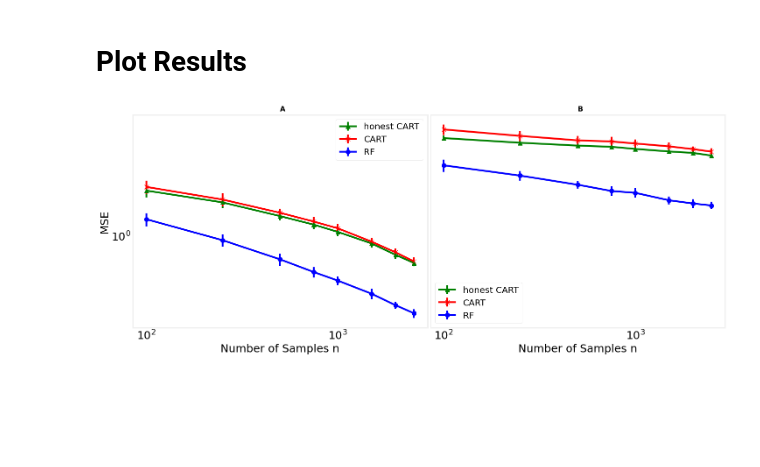
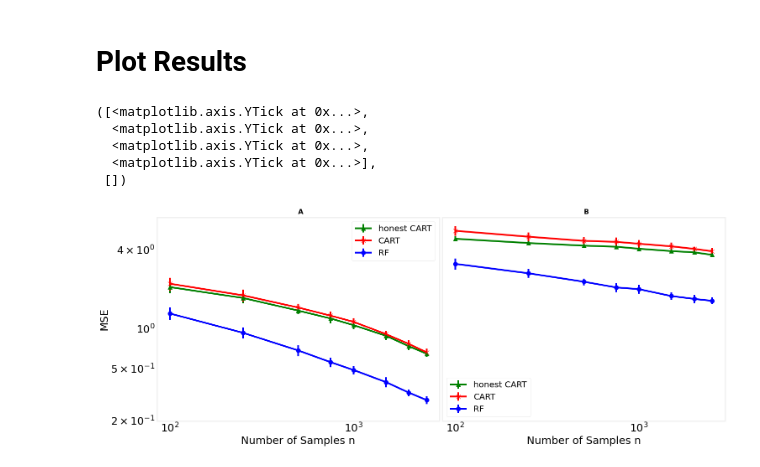
Before and after one commit to aagarwal1996/additive_trees, a Jupyter notebook: Simulations/linear_model_boolean.ipynb, the cells around one changed output. Drawn from its saved outputs; the diff is of its cells as text; code cells hidden in the pictures; blank space fills up the shorter version.

Commit message:
Updating figures to make them pretty

```diff
--- a/Simulations/linear_model_boolean.ipynb
+++ b/Simulations/linear_model_boolean.ipynb
@@ -235,33 +235,47 @@ linear_lower_bound_axs[1].errorbar(n_train,RF_scores[1],yerr = RF_error_bar[1],m
 linear_lower_bound_axs[0].legend(loc = 'best')
 linear_lower_bound_axs[1].legend(loc = 'best')
 
 linear_lower_bound_axs[0].text(500.0, 8.15, 'A',
       fontsize=16, fontweight='bold', va='top')
 linear_lower_bound_axs[1].text(500.0, 8.15, 'B',
       fontsize=16, fontweight='bold', va='top')
 linear_lower_bound_axs[0].set_ylabel('MSE',fontsize = 25)
 #linear_lower_bound_axs[1].set_ylabel('MSE',fontsize = 18)
 
 linear_lower_bound_axs[0].set_xlabel('Number of Samples n',fontsize = 25)
 linear_lower_bound_axs[1].set_xlabel('Number of Samples n',fontsize = 25)
 
 linear_lower_bound_axs[0].set_yscale('log')
 linear_lower_bound_axs[1].set_yscale('log')
 linear_lower_bound_axs[0].set_xscale('log')
 linear_lower_bound_axs[1].set_xscale('log')
 
 linear_lower_bound_axs[0].grid()
 linear_lower_bound_axs[1].grid()
 
 
 plt.rcParams['legend.fontsize'] = 20
 
 plt.tight_layout(pad=0.4,w_pad=0.5, h_pad=1.5)
 
 
 plt.yscale('log')
 plt.xscale('log')
+
+
+labels = [r'$2 \times \mathregular{10^{-1}}$', r'$5 \times \mathregular{10^{-1}}$', r'$\mathregular{10^{0}}$',r'$4 \times \mathregular{10^{0}}$']
+ytick = [0.2,0.5,1.0,4.0]
+#plt.xticks(n_train, labels, rotation='vertical')
+
+
+#linear_lower_bound_axs[0].set_yticks([0.1, 0.5, 1.0,3.0])
+plt.yticks(ytick,labels)
 # %% [output]
+([<matplotlib.axis.YTick at 0x...>,
+  <matplotlib.axis.YTick at 0x...>,
+  <matplotlib.axis.YTick at 0x...>,
+  <matplotlib.axis.YTick at 0x...>],
+ [])
-[figure, old version]
+[figure, new version]
 # %%
 linear_lower_bound_fig.savefig('figures/linear_boolean.png')
```
Also changed, not shown: 5 other files.
